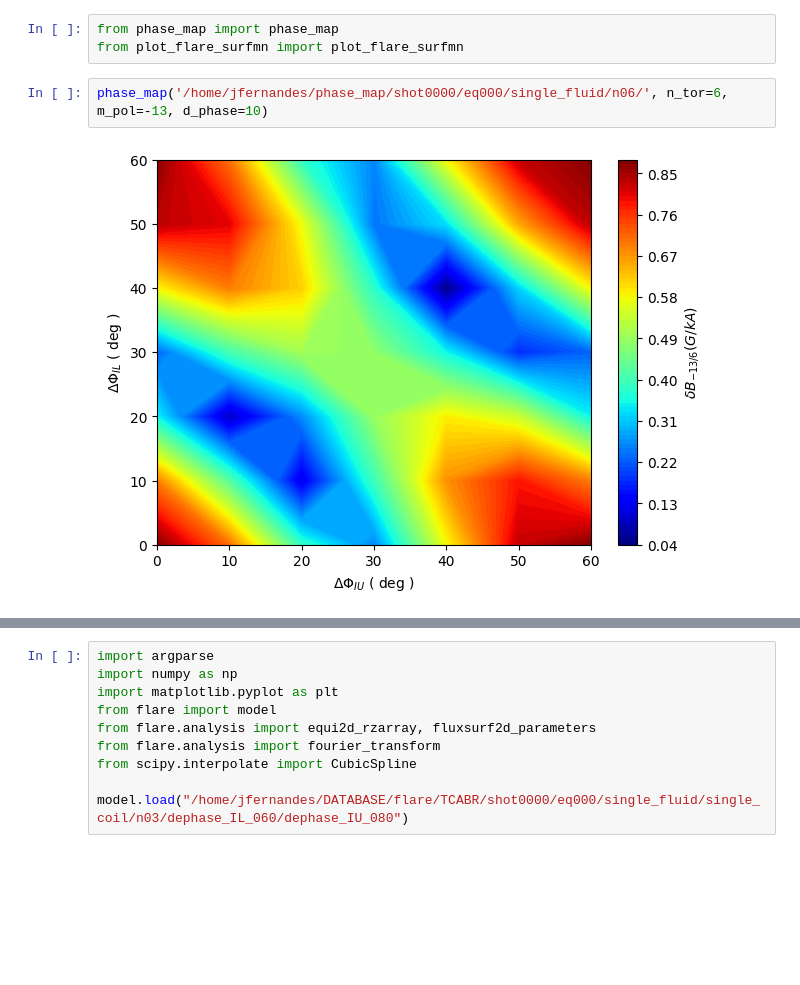
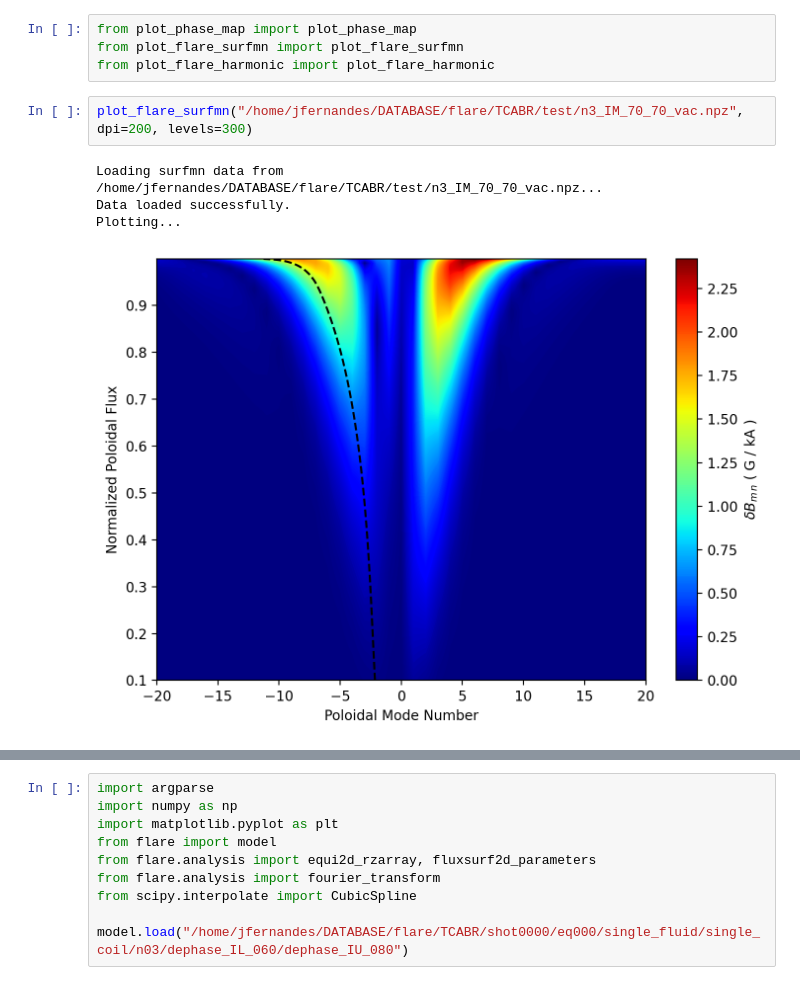
Before and after one commit to ojrfernandes/pycodes, a Jupyter notebook: run.ipynb, the cells around one changed output, grey strips where cells are left out. Drawn from its saved outputs; the diff is of its cells as text; blank space fills up the shorter version.

```diff
--- a/run.ipynb
+++ b/run.ipynb
@@ -1,8 +1,12 @@
 # %%
-from phase_map import phase_map
+from plot_phase_map import plot_phase_map
 from plot_flare_surfmn import plot_flare_surfmn
+from plot_flare_harmonic import plot_flare_harmonic
-# %%
-phase_map('/home/jfernandes/phase_map/shot0000/eq000/single_fluid/n06/', n_tor=6, m_pol=-13, d_phase=10)
-# %% [output]
-[figure, removed]
+# %%
+plot_flare_surfmn("/home/jfernandes/DATABASE/flare/TCABR/test/n3_IM_70_70_vac.npz", dpi=200, levels=300)
+# %% [output]
+Loading surfmn data from /home/jfernandes/DATABASE/flare/TCABR/test/n3_IM_70_70_vac.npz...
+Data loaded successfully.
+Plotting...
+[figure, added]
 # %%
```
Also changed, not shown: parts of 11 cells of this notebook, 5 other files.
